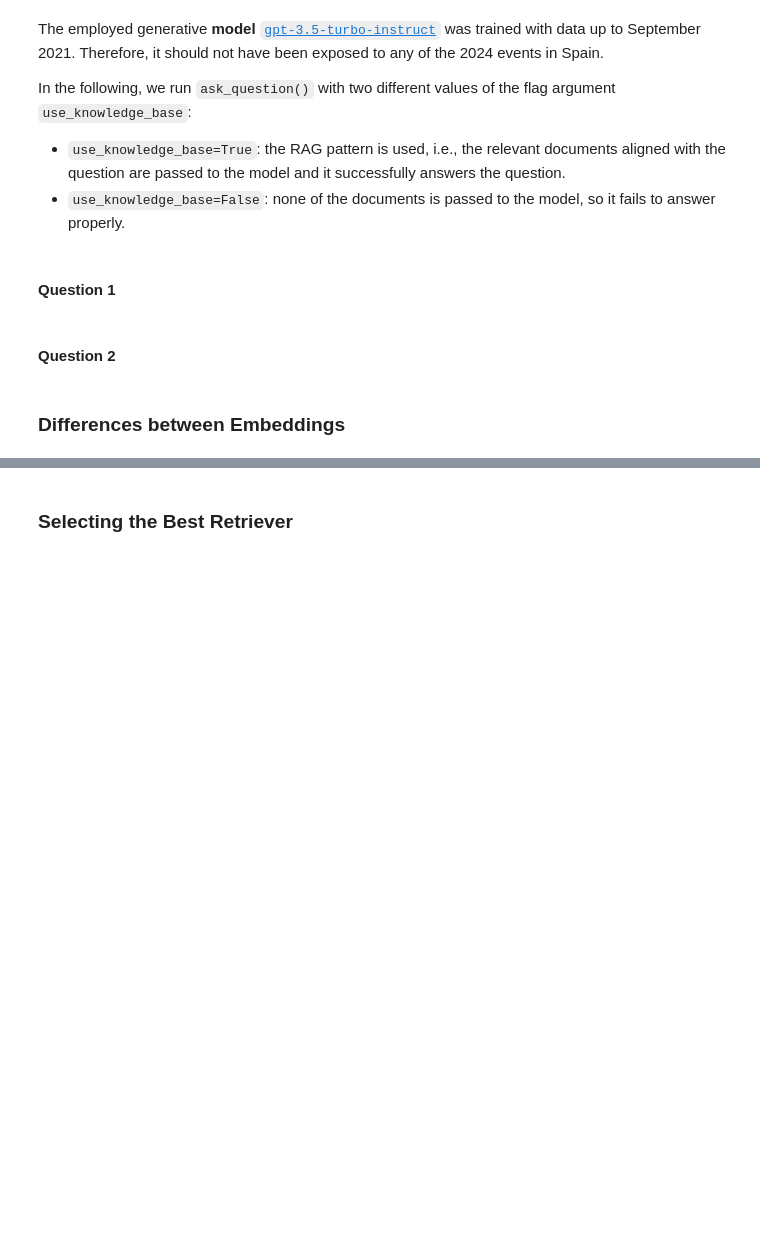
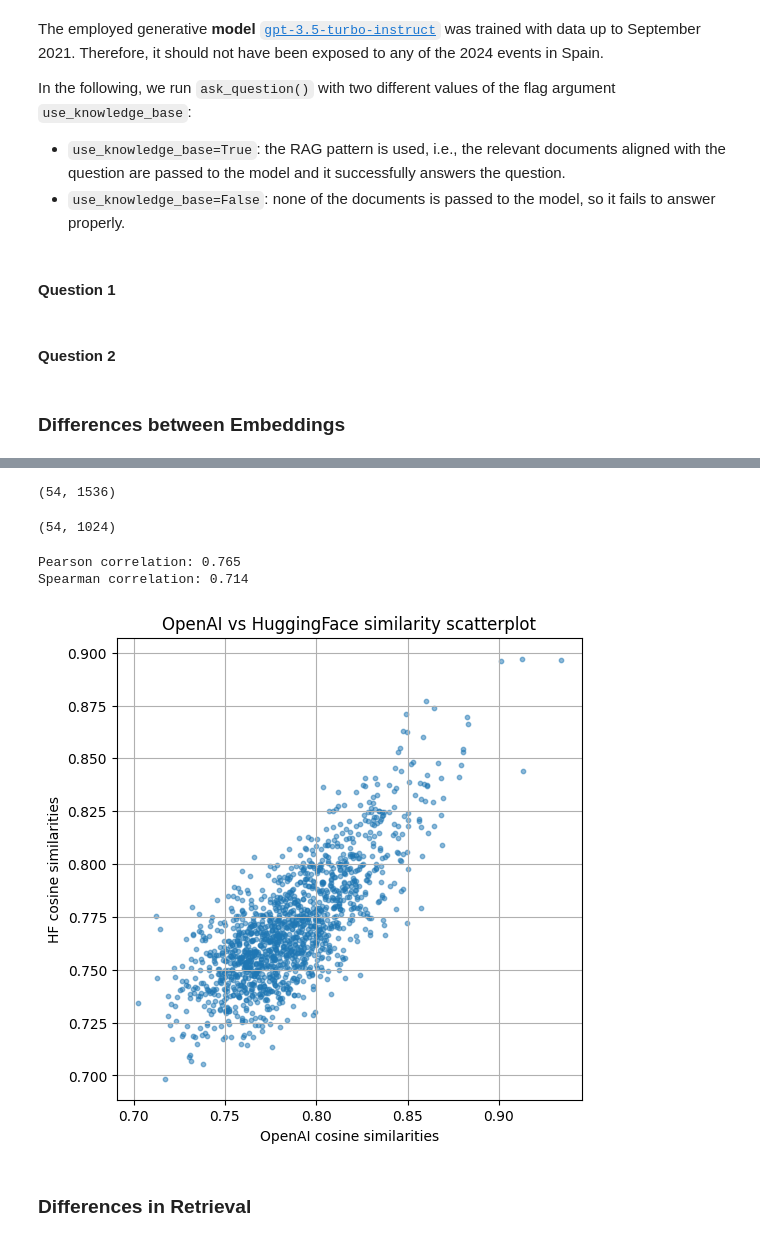
Before and after one commit to mxagar/rag-app-examples, a Jupyter notebook: qa-rag/qa_rag.ipynb, the cells around one changed output, grey strips where cells are left out. Saved outputs shown, nothing was run; the diff lists cells and outputs as text; code cells hidden in the pictures; blank space fills up the shorter version.

```diff
--- a/qa-rag/qa_rag.ipynb
+++ b/qa-rag/qa_rag.ipynb
@@ -1346,2 +1362,59 @@ In the following, we run `ask_question()` with two different values of the flag
+# %%
+def cosine_similarity_matrix(vectors: np.ndarray) -> np.ndarray:
+    """Compute cosine similarity matrix for vectors (n_docs x dim)."""
+    norms = np.linalg.norm(vectors, axis=1, keepdims=True)
+    normalized = vectors / norms
+    return np.dot(normalized, normalized.T)
+# %%
+embeddings_openai_df = docs_to_embeddings_df(
+    docs=docs,
+    embeddings_model_name="text-embedding-ada-002",
+)
+embeddings_openai = np.vstack(embeddings_openai_df["embedding"])
+# %%
+embeddings_openai.shape
+# %% [output]
+(54, 1536)
+# %%
+embeddings_hf_df = docs_to_embeddings_df(
+    docs=docs,
+    embeddings_model_name="intfloat/e5-large-v2",
+)
+embeddings_hf = np.vstack(embeddings_hf_df["embedding"])
+# %%
+embeddings_hf.shape
+# %% [output]
+(54, 1024)
+# %%
+# openai_embeddings: np.ndarray (54 x 1536)
+# hf_embeddings: np.ndarray (54 x 1024)
+sim_openai = cosine_similarity_matrix(embeddings_openai)
+sim_hf = cosine_similarity_matrix(embeddings_hf)
+
+# Flatten upper triangles (excluding diagonal)
+triu_idx = np.triu_indices_from(sim_openai, k=1)
+vals_openai = sim_openai[triu_idx]
+vals_hf = sim_hf[triu_idx]
+
+# Correlations
+# Pearson: Measures linear correlation between two variables
+# Spearman: Measures rank correlation (monotonic relationships)
+pearson_corr, _ = pearsonr(vals_openai, vals_hf)
+spearman_corr, _ = spearmanr(vals_openai, vals_hf)
+print(f"Pearson correlation: {pearson_corr:.3f}")
+print(f"Spearman correlation: {spearman_corr:.3f}")
+
+# Scatterplot
+plt.figure(figsize=(6,6))
+plt.scatter(vals_openai, vals_hf, alpha=0.5, s=10)
+plt.xlabel("OpenAI cosine similarities")
+plt.ylabel("HF cosine similarities")
+plt.title("OpenAI vs HuggingFace similarity scatterplot")
+plt.grid(True)
+plt.show()
+# %% [output]
+Pearson correlation: 0.765
+Spearman correlation: 0.714
+[figure, added]
 # %% [markdown]
-### Selecting the Best Retriever
+### Differences in Retrieval
```
Also changed, not shown: parts of 12 cells of this notebook, 1 other file.
